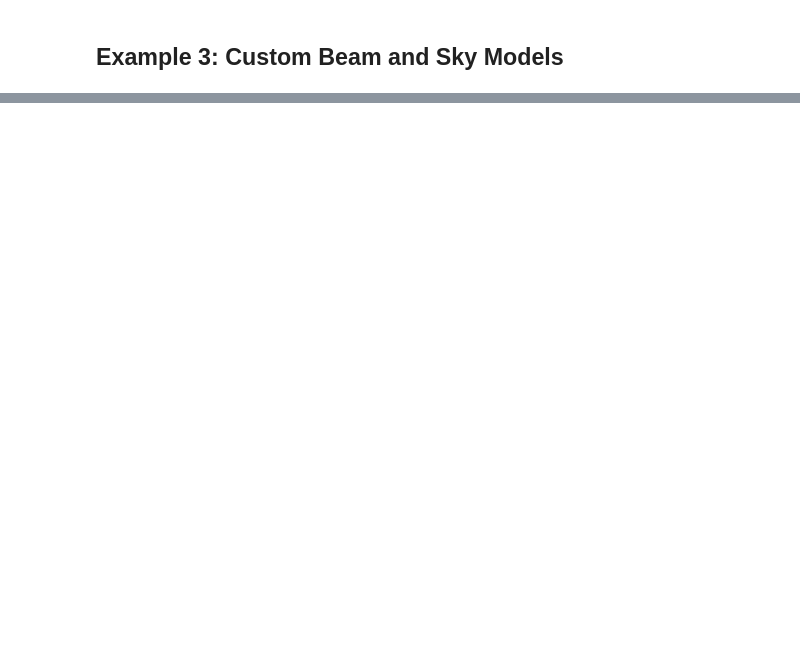
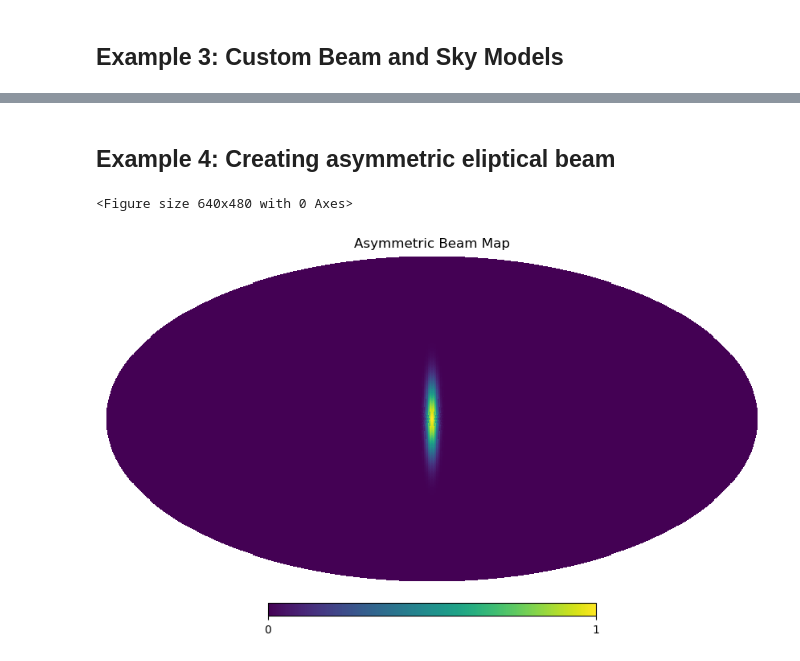
Before and after one commit to zzhang0123/limTOD, a Jupyter notebook: examples.ipynb, the cells around one changed output, grey strips where cells are left out. Saved outputs shown, nothing was run; the diff lists cells and outputs as text; code cells hidden in the pictures; blank space fills up the shorter version.

```diff
--- a/examples.ipynb
+++ b/examples.ipynb
@@ -108,0 +148,11 @@ tod_custom, _, _ = sim_custom.generate_TOD(
+# %% [markdown]
+## Example 4: Creating asymmetric eliptical beam
+# %%
+asym_beam = example_beam_map(900, FWHM_major=25, FWHM_minor=5, nside=64)
+# Visualize the beam map
+plt.figure()
+hp.mollview(asym_beam, rot=(0, 90), title='Asymmetric Beam Map')
+plt.show()
+# %% [output]
+<Figure size 640x480 with 0 Axes>
+[figure, added]
```
Also changed, not shown: parts of 8 cells of this notebook, 1 other file.
